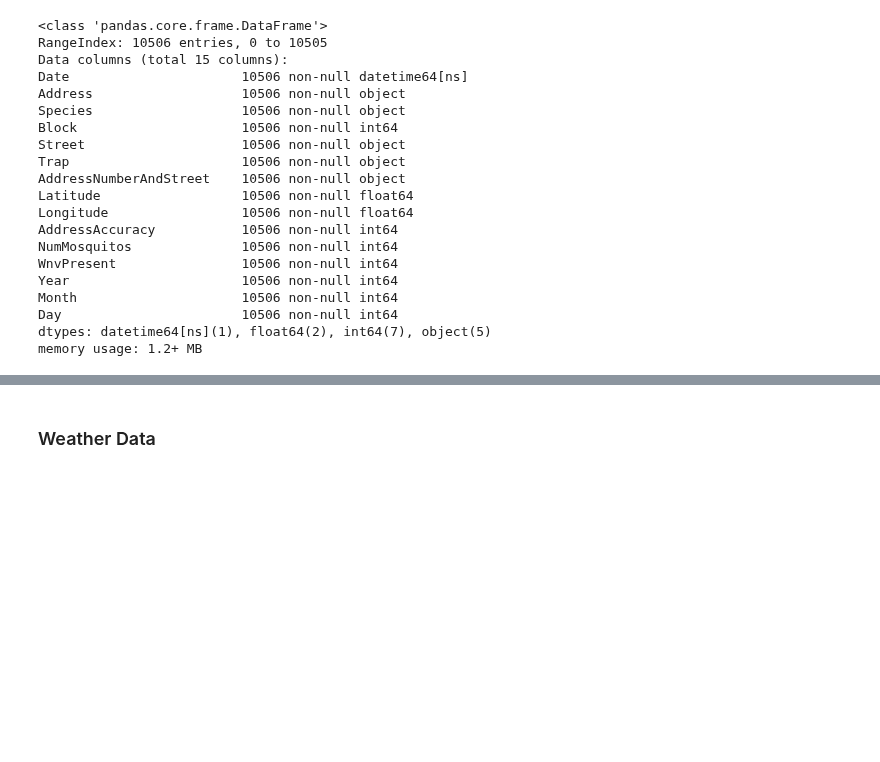
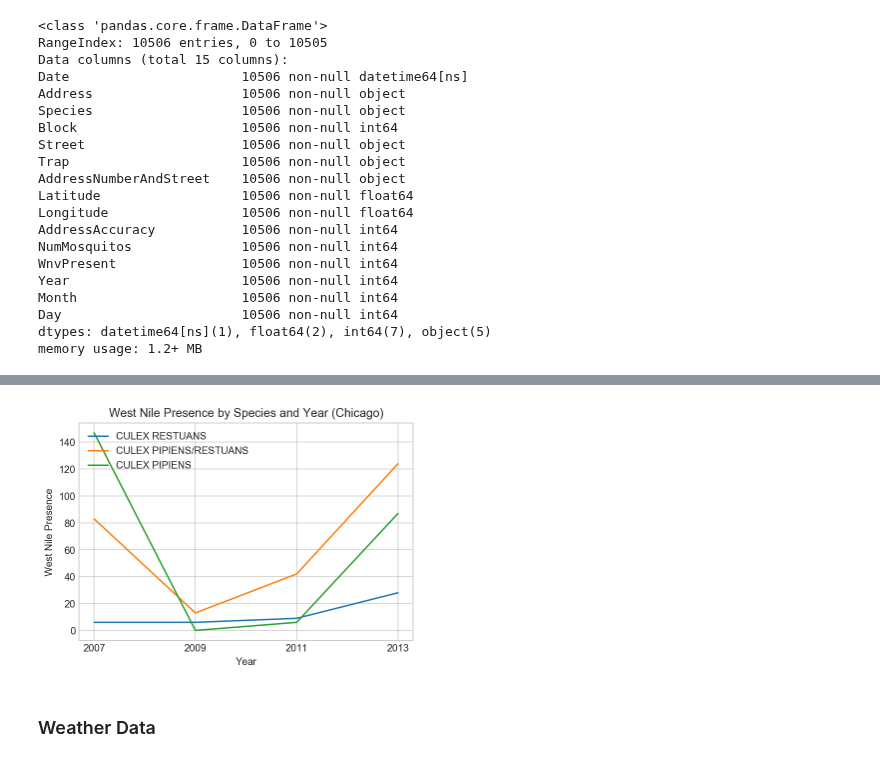
Before and after one commit to reef87/Predicting-West-Nile-Virus-Outbreaks-in-Chicago, a Jupyter notebook: code/project-4-wnv-nb1.ipynb, the cells around one changed output, grey strips where cells are left out. Saved outputs shown, nothing was run; the diff lists cells and outputs as text; code cells hidden in the pictures; blank space fills up the shorter version.

```diff
--- a/code/project-4-wnv-nb1.ipynb
+++ b/code/project-4-wnv-nb1.ipynb
@@ -116,3 +147,27 @@ memory usage: 1.2+ MB
+# %%
+df_train2 = pd.DataFrame(train.groupby(['Year','Species']).agg({'NumMosquitos':'sum','WnvPresent': 'sum', 'Date': 'size'})).reset_index()
+#df_train2.sort_values([ 'Species' ], ascending=False)
+df1 = df_train2[['Year','WnvPresent']][df_train2['Species']=='CULEX RESTUANS']
+df2 = df_train2[['Year','WnvPresent']][df_train2['Species']=='CULEX PIPIENS/RESTUANS']
+df3 = df_train2[['Year','WnvPresent']][df_train2['Species']=='CULEX PIPIENS']
+
+plt.plot(df1['Year'], df1['WnvPresent'])
+plt.plot(df2['Year'], df2['WnvPresent'])
+plt.plot(df3['Year'], df3['WnvPresent'])
+
+# set the locations and labels of the xticks
+#xticks( arange(4), ('2007', '2009', '2011', '2013') )
+plt.xticks([w for w in df1['Year']])
+#plt.plot(x, 2 * x)
+#plt.plot(x, 3 * x)
+#plt.plot(x, 4 * x)
+plt.title('West Nile Presence by Species and Year (Chicago)')
+plt.legend(['CULEX RESTUANS', 'CULEX PIPIENS/RESTUANS', 'CULEX PIPIENS'], loc='upper left')
+plt.xlabel('Year')
+plt.ylabel('West Nile Presence')
+plt.show();
+# %% [output]
+[figure, added]
 # %% [markdown]
 ### Weather Data
 # %% [markdown]
```
Also changed, not shown: parts of 9 cells of this notebook.
